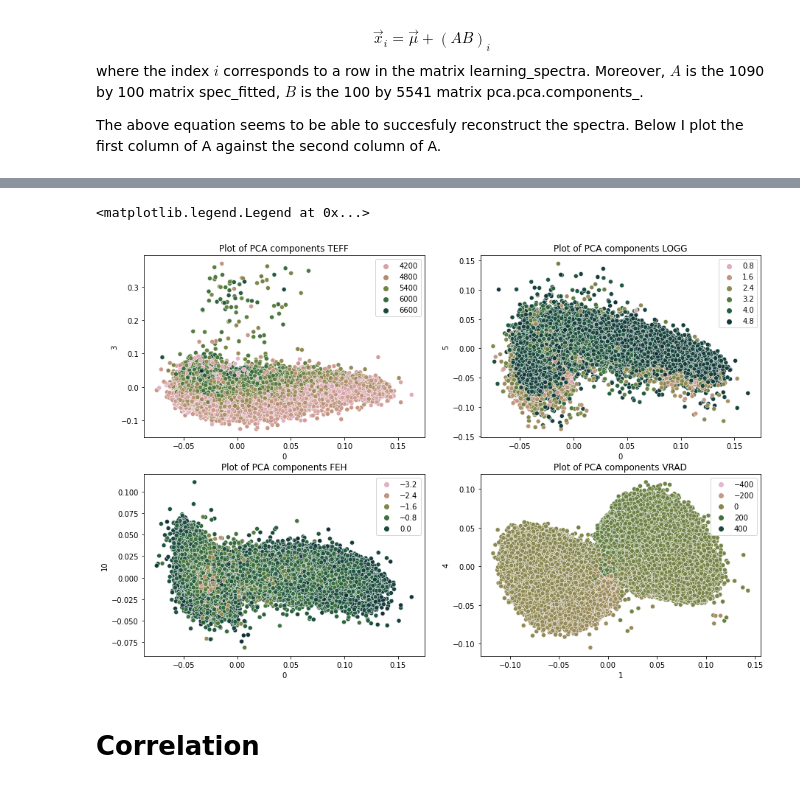
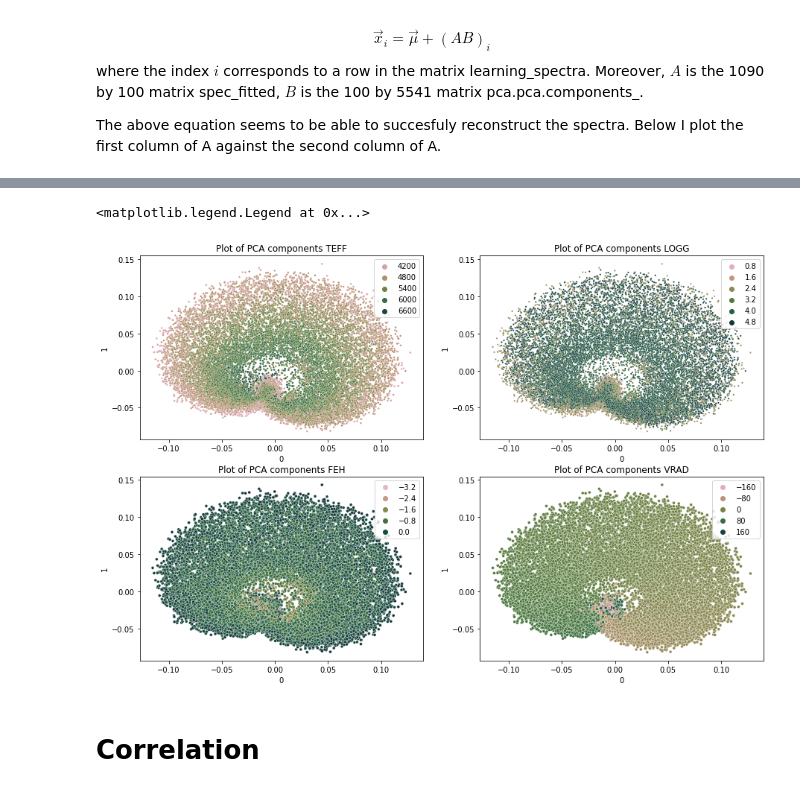
Before and after one commit to ocallam6/GES, a Jupyter notebook: Analysis/hr10_pca.ipynb, the cells around one changed output, grey strips where cells are left out. Cells and saved outputs as stored; diff of their text form; code cells hidden in the pictures.

```diff
--- a/Analysis/hr10_pca.ipynb
+++ b/Analysis/hr10_pca.ipynb
@@ -96,0 +100,3 @@ NB: After this the xaxis isn't scaled labeled for the wavelength values. Needs t
+# %%
+HR10=HR10[HR10['spectrum'].apply(row_type_isnt_int)]
+#drop the spectrum indices with no values.
@@ -97,3 +113,7 @@ NB: After this the xaxis isn't scaled labeled for the wavelength values. Needs t
+# %%
+HR10=HR10[HR10['SNR']>=20.0]
+# %%
+HR10.reset_index(inplace=True)
 # %% [markdown]
 # 2.0 Principal C A
 
@@ -312,0 +330,5 @@ sn.heatmap
+# %%
+pca_analysis=pca_analysis[pca_analysis['VRAD']<=200]
+pca_analysis=pca_analysis[pca_analysis['VRAD']>=-200]
+pca_analysis=pca_analysis[pca_analysis['VRAD']<=6500]
+pca_analysis=pca_analysis[pca_analysis['VRAD']>=-4000]
@@ -313,25 +360,25 @@ sn.heatmap
 # %%
 fig, axs = plt.subplots(2,2)
 
 
 fig.set_figheight(10)
 fig.set_figwidth(15)
 #axs[0,0].axhline(10,color='r')
 axs[0,0].set_title('Plot of PCA components TEFF')
-sn.scatterplot(data=pca_analysis,x=0,y=3, hue=param[1], palette="ch:r=-1,l=.8",ax=axs[0,0])
+sn.scatterplot(data=pca_analysis,x=0,y=1, hue=param[1], palette="ch:r=-1,l=.8",ax=axs[0,0],s=7)
 axs[0,0].legend()
 
 axs[0,1].set_title('Plot of PCA components LOGG')
-sn.scatterplot(data=pca_analysis,x=0,y=5, hue=param[2], palette="ch:r=-1,l=.8",ax=axs[0,1])
+sn.scatterplot(data=pca_analysis,x=0,y=1, hue=param[2], palette="ch:r=-1,l=.8",ax=axs[0,1],s=5)
 axs[0,1].legend()
 
 axs[1,0].set_title('Plot of PCA components FEH')
-sn.scatterplot(data=pca_analysis,x=0,y=10, hue=param[3], palette="ch:r=-1,l=.8",ax=axs[1,0])
+sn.scatterplot(data=pca_analysis,x=0,y=1, hue=param[3], palette="ch:r=-1,l=.8",ax=axs[1,0],s=15)
 axs[1,0].legend()
 
 axs[1,1].set_title('Plot of PCA components VRAD')
-sn.scatterplot(data=pca_analysis,x=1,y=4, hue=param[4], palette="ch:r=-1,l=.8",ax=axs[1,1])
+sn.scatterplot(data=pca_analysis,x=0,y=1, hue=param[4], palette="ch:r=-1,l=.8",ax=axs[1,1],s=15)
 axs[1,1].legend()
 # %% [output]
 <matplotlib.legend.Legend at 0x...>
-[figure, old version]
+[figure, new version]
```
Also changed, not shown: parts of 54 cells of this notebook, 3 other files.
